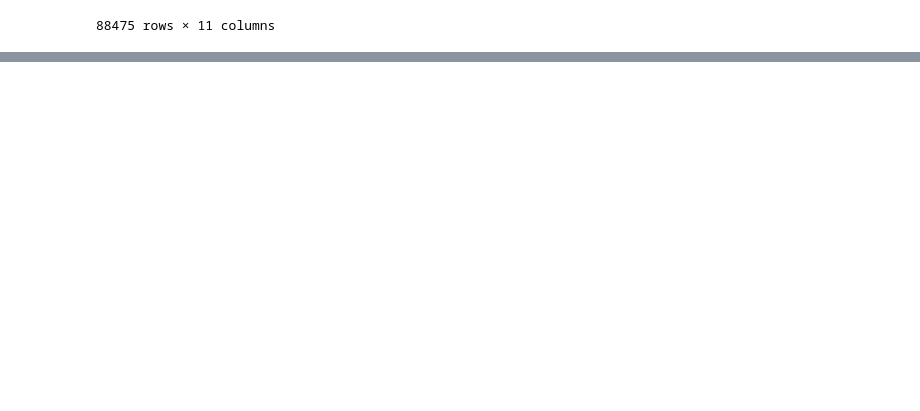
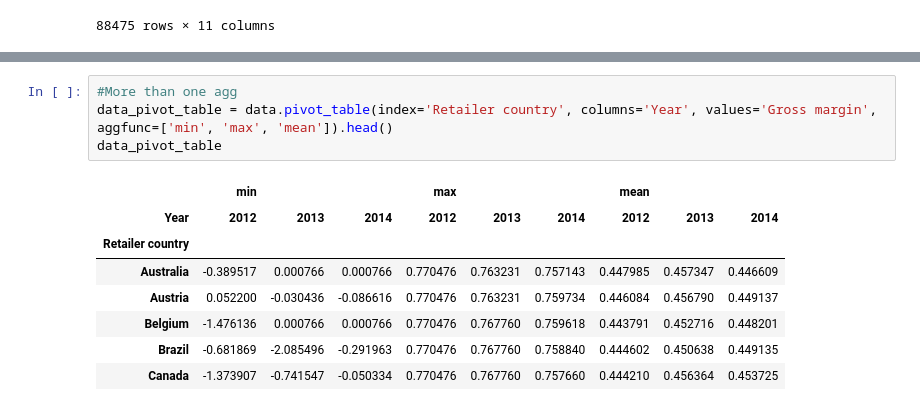
Before and after one commit to Szafranerio/Data_InDepth, a Jupyter notebook: Pandas/Pandas_MultiIndex.ipynb, the cells around one changed output, grey strips where cells are left out. Saved outputs shown, nothing was run; the diff lists cells and outputs as text; blank space fills up the shorter version.

```diff
--- a/Pandas/Pandas_MultiIndex.ipynb
+++ b/Pandas/Pandas_MultiIndex.ipynb
@@ -535,0 +557,13 @@ data
+# %%
+#More than one agg
+data_pivot_table = data.pivot_table(index='Retailer country', columns='Year', values='Gross margin', aggfunc=['min', 'max', 'mean']).head()
+data_pivot_table
+# %% [output]
+|  | min |  |  | max |  |  | mean |  |  |
+| Year | 2012 | 2013 | 2014 | 2012 | 2013 | 2014 | 2012 | 2013 | 2014 |
+| Retailer country |  |  |  |  |  |  |  |  |  |
+| Australia | -0.389517 | 0.000766 | 0.000766 | 0.770476 | 0.763231 | 0.757143 | 0.447985 | 0.457347 | 0.446609 |
+| Austria | 0.052200 | -0.030436 | -0.086616 | 0.770476 | 0.763231 | 0.759734 | 0.446084 | 0.456790 | 0.449137 |
+| Belgium | -1.476136 | 0.000766 | 0.000766 | 0.770476 | 0.767760 | 0.759618 | 0.443791 | 0.452716 | 0.448201 |
+| Brazil | -0.681869 | -2.085496 | -0.291963 | 0.770476 | 0.767760 | 0.758840 | 0.444602 | 0.450638 | 0.449135 |
+| Canada | -1.373907 | -0.741547 | -0.050334 | 0.770476 | 0.767760 | 0.757660 | 0.444210 | 0.456364 | 0.453725 |
```
Also changed, not shown: parts of 4 cells of this notebook.
